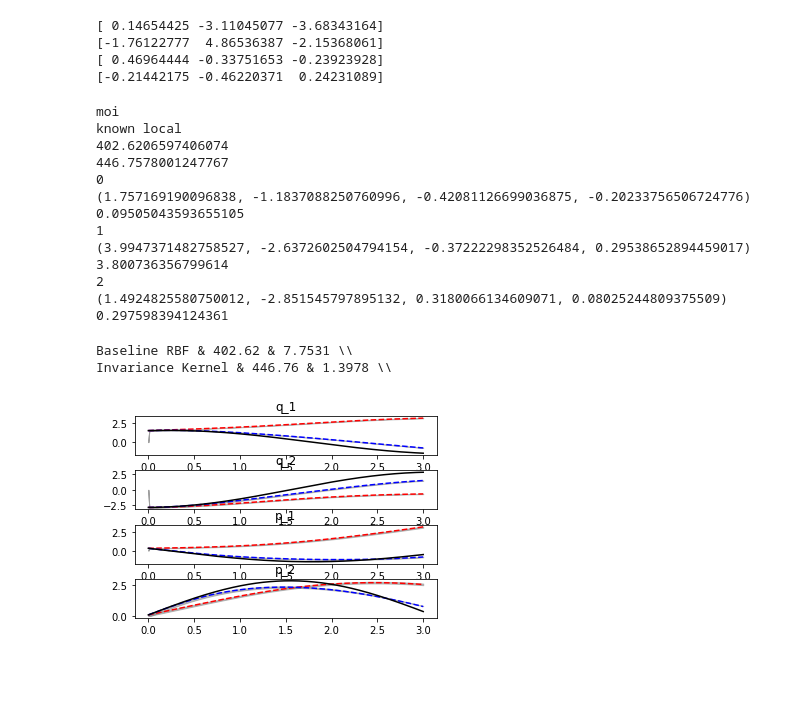
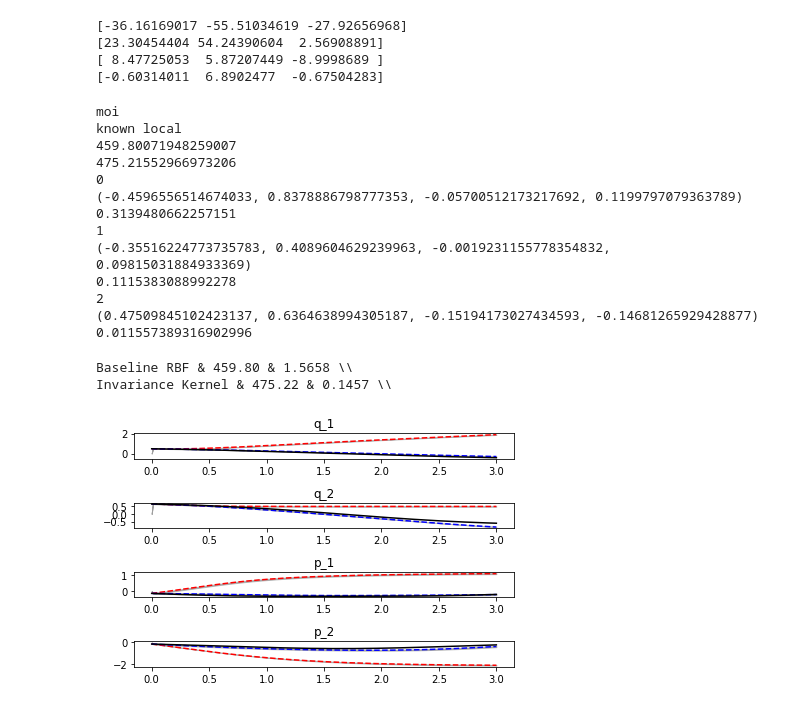
Before and after one commit to charlielao/dynamical_system_invariance_project, a Jupyter notebook: codes/run_undamped_2d.ipynb, the cells around one changed output. Saved outputs shown, nothing was run; the diff lists cells and outputs as text; code cells hidden in the pictures; blank space fills up the shorter version.

Commit message:
done double pendulum, left with learnt 2d

```diff
--- a/codes/run_undamped_2d.ipynb
+++ b/codes/run_undamped_2d.ipynb
@@ -17,8 +17,8 @@ time_step = 0.01
 training_time = 0.1
 testing_time = 3
 
-max_x = 5
-max_v = 0.5
+max_x = 60
+max_v = 10
 n_train = 3
 train_starting_position1 = np.random.uniform(-max_x, max_x, (n_train))
 train_starting_position2 = np.random.uniform(-max_x, max_x, (n_train))
@@ -30,18 +30,18 @@ print(train_starting_position2)
 print(train_starting_velocity1)
 print(train_starting_velocity2)
 
-data2 = get_SHM_data_2D(time_step, training_time, 1e-8, train_starting_position1, train_starting_position2, train_starting_velocity1, train_starting_velocity2) #switch
+data2 = get_double_pendulum_data(time_step, training_time, 1e-8, train_starting_position1, train_starting_position2, train_starting_velocity1, train_starting_velocity2) #switch
 # %% [output]
-[ 0.14654425 -3.11045077 -3.68343164]
-[-1.76122777  4.86536387 -2.15368061]
-[ 0.46964444 -0.33751653 -0.23923928]
-[-0.21442175 -0.46220371  0.24231089]
+[-36.16169017 -55.51034619 -27.92656968]
+[23.30454404 54.24390604  2.56908891]
+[ 8.47725053  5.87207449 -8.9998689 ]
+[-0.60314011  6.8902477  -0.67504283]
 # %%
 
-#scalerX = StandardScaler(with_mean=False, with_std=False).fit(data2[0])
-#scalerY = StandardScaler(with_mean=False, with_std=False).fit(data2[1])
-scalerX = MinMaxScaler((-1,1)).fit(data2[0])
-scalerY = MinMaxScaler((-1,1)).fit(data2[1])
+scalerX = StandardScaler(with_mean=False, with_std=False).fit(data2[0])
+scalerY = StandardScaler(with_mean=False, with_std=False).fit(data2[1])
+#scalerX = MinMaxScaler((-1,1)).fit(data2[0])
+#scalerY = MinMaxScaler((-1,1)).fit(data2[1])
 X = scalerX.transform(data2[0])
 Y = scalerY.transform(data2[1])
 data = (X, Y)
@@ -50,16 +50,16 @@ eva_future_moi = []
 eva_future_inv = []
 jitter = 1e-5
 #grids = (5, 3)
-dynamics = (SHM_dynamics1_2D, SHM_dynamics2_2D)
+dynamics = (double_pendulum_dynamics1, double_pendulum_dynamics2)
 time_setting = (testing_time, time_step)
 scalers = (scalerX, scalerY)
 
 print("moi")
 moi = get_GPR_model_2D(get_MOI_2D(), mean, data, 100)
 try:
-    n_neighbours = 20
+    n_neighbours = 30
     print("known local")
-    kernel = get_SHM_local_invariance_2D(0.1, 1, n_neighbours, jitter) #switch
+    kernel = get_double_pendulum_local_invariance(0.1, 1, n_neighbours, jitter) #switch
     m = get_GPR_model_2D(kernel, mean, data, iterations=1000)
 
 except tf.errors.InvalidArgumentError:
@@ -73,10 +73,10 @@ print(lml_inv)
 #grid_inv = (evaluate_model_grid_2D(m, grids, dynamics, scalers))
 for i in range(3):
     print(i)
-    test_starting_position1 = (np.random.uniform(-max_x, max_x))
-    test_starting_position2 = (np.random.uniform(-max_x, max_x))
-    test_starting_velocity1 = (np.random.uniform(-max_v, max_v))
-    test_starting_velocity2 = (np.random.uniform(-max_v, max_v))
+    test_starting_position1 = np.radians(np.random.uniform(-max_x, max_x))
+    test_starting_position2 = np.radians(np.random.uniform(-max_x, max_x))
+    test_starting_velocity1 = np.radians(np.random.uniform(-max_v, max_v))
+    test_starting_velocity2 = np.radians(np.random.uniform(-max_v, max_v))
 
     test_starting = (test_starting_position1, test_starting_position2, test_starting_velocity1, test_starting_velocity2)
     print(test_starting)
@@ -89,23 +89,23 @@ for i in range(3):
 # %% [output]
 moi
 known local
-402.6206597406074
-446.7578001247767
+459.80071948259007
+475.21552966973206
 0
-(1.757169190096838, -1.1837088250760996, -0.42081126699036875, -0.20233756506724776)
-0.09505043593655105
+(-0.4596556514674033, 0.8378886798777353, -0.05700512173217692, 0.1199797079363789)
+0.3139480662257151
 1
-(3.9947371482758527, -2.6372602504794154, -0.37222298352526484, 0.29538652894459017)
-3.800736356799614
+(-0.35516224773735783, 0.4089604629239963, -0.0019231155778354832, 0.09815031884933369)
+0.1115383088992278
 2
-(1.4924825580750012, -2.851545797895132, 0.3180066134609071, 0.08025244809375509)
-0.297598394124361
+(0.47509845102423137, 0.6364638994305187, -0.15194173027434593, -0.14681265929428877)
+0.011557389316902996
 # %%
 print("Baseline RBF & " + format((lml_moi),".2f")+" & "+format(np.mean(eva_future_moi),".4f") +' \\\\')
 print("Invariance Kernel & "+ format((lml_inv),".2f")+" & "+format(np.mean(eva_future_inv),".4f")+ ' \\\\')
 # %% [output]
-Baseline RBF & 402.62 & 7.7531 \\
-Invariance Kernel & 446.76 & 1.3978 \\
+Baseline RBF & 459.80 & 1.5658 \\
+Invariance Kernel & 475.22 & 0.1457 \\
 # %%
 
 import matplotlib.pyplot as plt
@@ -119,32 +119,33 @@ axs[0].plot(t,evaluate_invariance[4][:,0],label="ground truth", color="black")
 axs[0].set_title("q_1")
 
 axs[1].plot(t,evaluate_moi[1][:,1], "--", label="RBF", color="red")
 axs[1].plot(t,evaluate_invariance[1][:,1], "--", label="invariance", color="blue")
 axs[1].fill_between(t,evaluate_invariance[2][:,1],evaluate_invariance[3][:,1], color="grey", alpha=0.5)
 axs[1].fill_between(t,evaluate_moi[2][:,1],evaluate_moi[3][:,1], color="grey", alpha=0.5)
 axs[1].plot(t,evaluate_invariance[4][:,1],label="ground truth", color="black")
 axs[1].set_title("q_2")
 
 axs[2].plot(t,evaluate_moi[1][:,2], "--", label="RBF", color="red")
 axs[2].plot(t,evaluate_invariance[1][:,2], "--", label="invariance", color="blue")
 axs[2].fill_between(t,evaluate_invariance[2][:,2],evaluate_invariance[3][:,2], color="grey", alpha=0.5)
 axs[2].fill_between(t,evaluate_moi[2][:,2],evaluate_moi[3][:,2], color="grey", alpha=0.5)
 axs[2].plot(t,evaluate_invariance[4][:,2],label="ground truth", color="black")
 axs[2].set_title("p_1")
 
 axs[3].plot(t,evaluate_moi[1][:,3], "--", label="RBF", color="red")
 axs[3].plot(t,evaluate_invariance[1][:,3], "--", label="invariance", color="blue")
 axs[3].fill_between(t,evaluate_invariance[2][:,3],evaluate_invariance[3][:,3], color="grey", alpha=0.5)
 axs[3].fill_between(t,evaluate_moi[2][:,3],evaluate_moi[3][:,3], color="grey", alpha=0.5)
 axs[3].plot(t,evaluate_invariance[4][:,3],label="ground truth", color="black")
 axs[3].set_title("p_2")
 
 plt.subplots_adjust(left=0.2,
                     bottom=0.2,
                     right=0.9,
                     top=0.9,
                     wspace=0.4,
                     hspace=0.4)
-plt.savefig("shm_2d_predicted_trajectory.pdf")
+fig.tight_layout()
+plt.savefig("figures/double_pendulum_predicted_trajectory.pdf")
 # %% [output]
-[figure, old version]
+[figure, new version]
```
Also changed, not shown: 6 other files.
